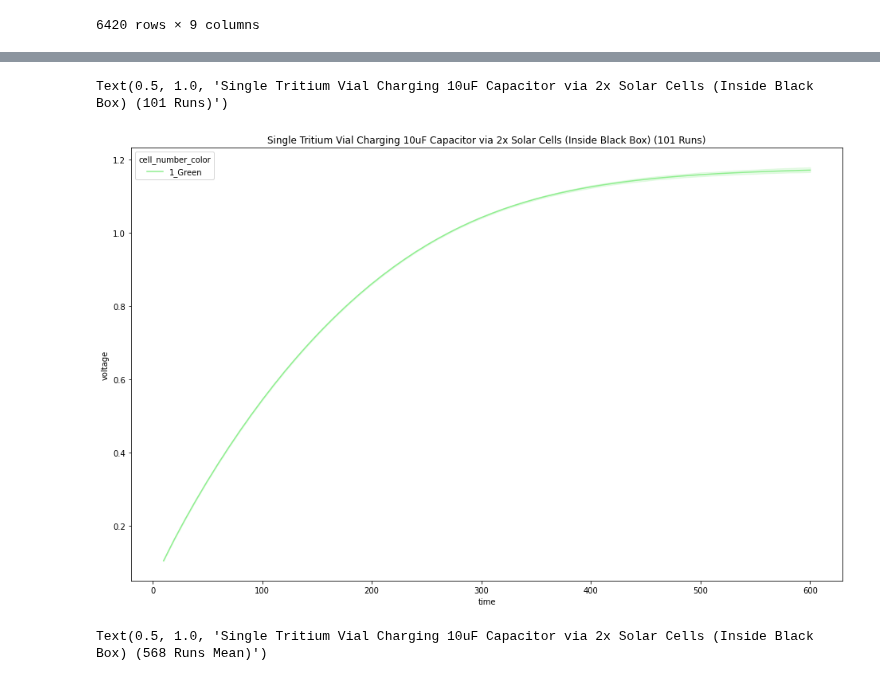
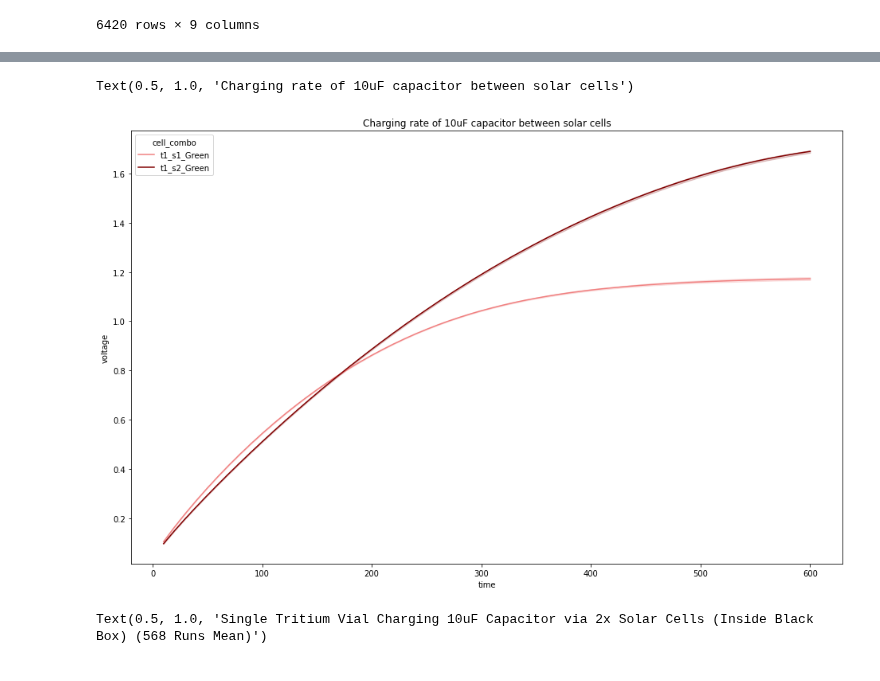
Before and after one commit to darkmatter2222/Nuclear-Battery, a Jupyter notebook: measurement_techniques/analiyze_measurements/single_cell_performance_testing.ipynb, the cells around one changed output, grey strips where cells are left out. Cells and saved outputs as stored; diff of their text form; code cells hidden in the pictures.

```diff
--- a/measurement_techniques/analiyze_measurements/single_cell_performance_testing.ipynb
+++ b/measurement_techniques/analiyze_measurements/single_cell_performance_testing.ipynb
@@ -139,10 +120,10 @@ sns.displot(sample_df[(sample_df['time']==600)].reset_index(), x='voltage', bins
 # %%
-sample_run = df[['time_of_test', 'voltage', 'time', 'plot_color', 'cell_number_color']].sort_values(by='time', ascending=True).reset_index()
+sample_run = df[['time_of_test', 'voltage', 'time', 'solar_plot_color', 'cell_combo']].sort_values(by='time', ascending=True).reset_index()
 plt.figure(figsize=(16,10))
-sns.lineplot(data=sample_run, x="time", y="voltage", hue='cell_number_color', palette=sample_run['plot_color'].unique().tolist()).set_title(f"Single Tritium Vial Charging 10uF Capacitor via 2x Solar Cells (Inside Black Box) ({len(sample_run['time_of_test'].unique())} Runs)")
+sns.lineplot(data=sample_run, x="time", y="voltage", hue='cell_combo', palette=sample_run['solar_plot_color'].unique().tolist()).set_title(f"Charging rate of 10uF capacitor between solar cells")
 # %% [output]
-Text(0.5, 1.0, 'Single Tritium Vial Charging 10uF Capacitor via 2x Solar Cells (Inside Black Box) (101 Runs)')
+Text(0.5, 1.0, 'Charging rate of 10uF capacitor between solar cells')
-[figure, old version]
+[figure, new version]
 # %%
 plt.figure(figsize=(16,10))
 sns.lineplot(data=sample_run, x="time", y="voltage").set_title(f"Single Tritium Vial Charging 10uF Capacitor via 2x Solar Cells (Inside Black Box) ({len(sample_run['time_of_test'].unique())} Runs Mean)")
```
Also changed, not shown: parts of 3 cells of this notebook.
